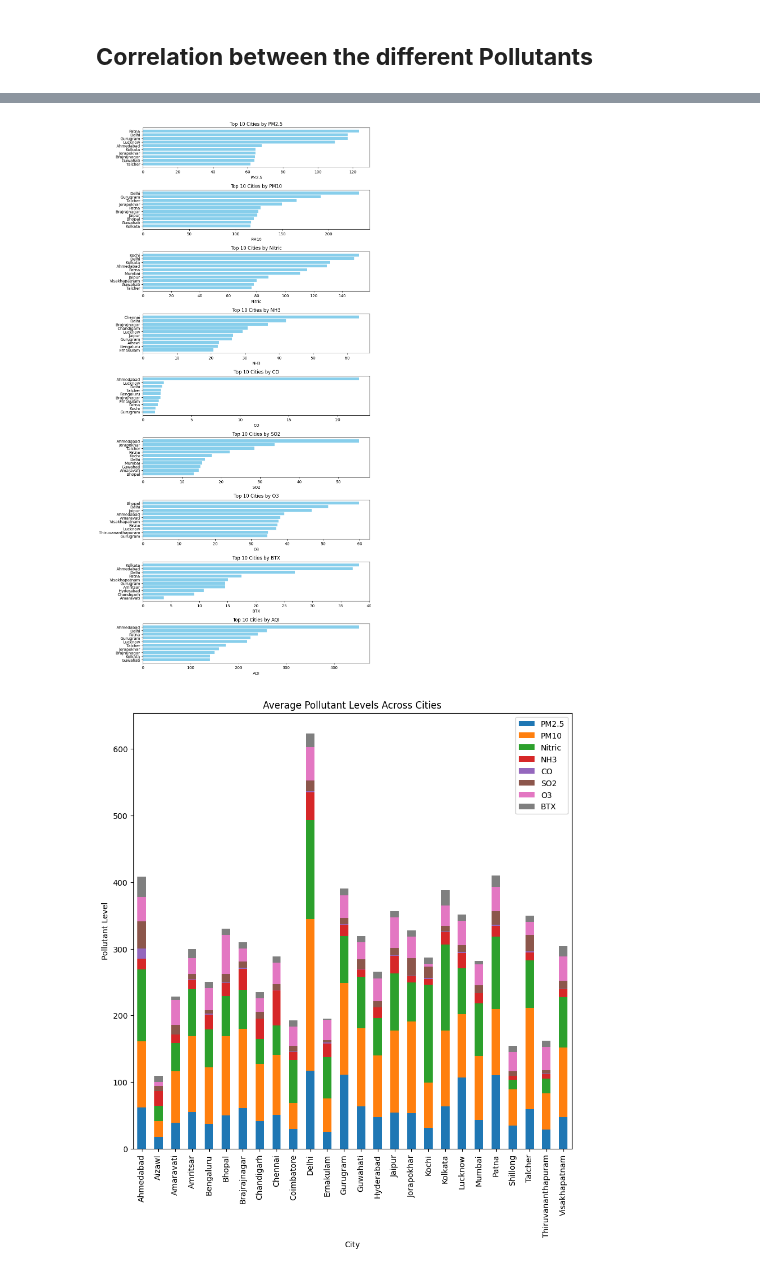
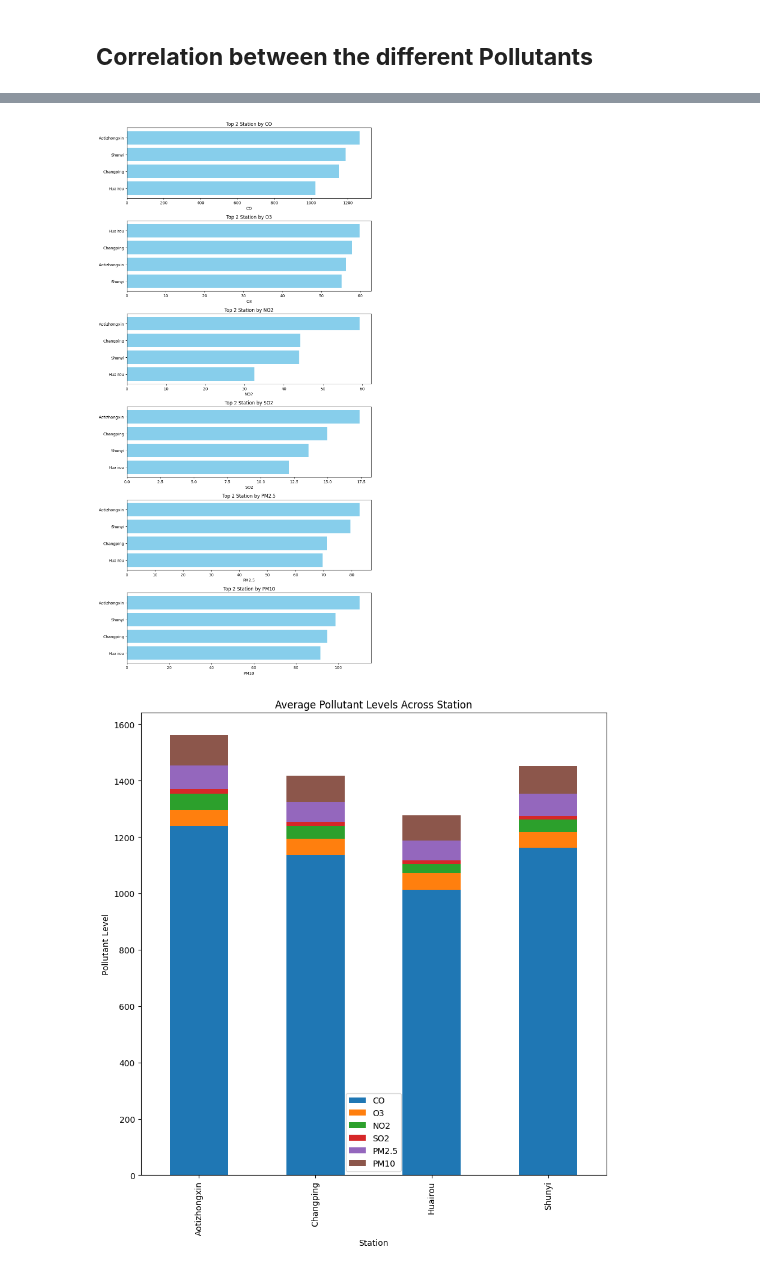
Before and after one commit to st2-0-3-1-0-2-8-4/CMP7005_S2_PRAC1, a Jupyter notebook: CMP7005_S2_PRAC1.ipynb, the cells around one changed output, grey strips where cells are left out. Cells and saved outputs as stored; diff of their text form; code cells hidden in the pictures.

```diff
--- a/CMP7005_S2_PRAC1.ipynb
+++ b/CMP7005_S2_PRAC1.ipynb
@@ -158,7 +157,7 @@ df['PM']=df['PM10']+df['PM2.5']
 # %% [markdown]
 ## **Creating New DataFrame for Air Quality Index**
 # %%
-selected_columns = ['CO', 'O3', 'NO2', 'SO2', 'PM2.5', 'PM10', 'PM', 'wd', 'DEWP', 'PRES', 'TEMP', 'RAIN', 'WSPM', 'year', 'day', 'month', 'hour', 'Date', 'station']
+selected_columns = ['CO', 'O3', 'NO2', 'SO2', 'PM2.5', 'PM10', 'wd', 'DEWP', 'PRES', 'TEMP', 'RAIN', 'WSPM', 'year', 'day', 'month', 'hour', 'Date', 'station']
 
 # Create a new DataFrame with only the selected columns
 df1 = df[selected_columns]
@@ -250,7 +249,6 @@ df1['NO2']=df1['NO2'].fillna((df1['NO2'].median()))
 df1['SO2']=df1['SO2'].fillna((df1['SO2'].median()))
 df1['PM2.5']=df1['PM2.5'].fillna((df1['PM2.5'].median()))
 df1['PM10']=df1['PM10'].fillna((df1['PM10'].median()))
-df1['PM']=df1['PM'].fillna((df1['PM'].median()))
 df1['TEMP']=df1['TEMP'].fillna((df1['TEMP'].median()))
 df1['PRES']=df1['PRES'].fillna((df1['PRES'].median()))
 df1['DEWP']=df1['DEWP'].fillna((df1['DEWP'].median()))
@@ -420,7 +401,7 @@ df1.reset_index(inplace=True)  # Moves 'Date' from index to a column
 df1['Date'] = pd.to_datetime(df1['Date'], errors='coerce')
 
 # Convert pollutant columns to numeric, coercing errors to NaN
-pollutant_columns = ['PM2.5', 'PM10', 'Nitric', 'NH3', 'CO', 'SO2', 'O3', 'BTX', 'AQI']
+pollutant_columns = ['CO', 'O3', 'NO2', 'SO2', 'PM2.5', 'PM10']
 for col in pollutant_columns:
     df1[col] = pd.to_numeric(df1[col], errors='coerce')
 
@@ -564,13 +549,13 @@ import pandas as pd
 import plotly.graph_objects as go
 from plotly.subplots import make_subplots
 
-df1.reset_index(inplace=True)  # Moves 'Date' from index to a column
+# df1.reset_index(inplace=True)  # Moves 'Date' from index to a column
 
 # Ensure 'Date' column is in datetime type
 df1['Date'] = pd.to_datetime(df1['Date'], errors='coerce')
 
 # Convert pollutant columns to numeric, coercing errors to NaN
-pollutant_columns = ['PM2.5', 'PM10', 'Nitric', 'NH3', 'CO', 'SO2', 'O3', 'BTX', 'AQI']
+pollutant_columns = ['CO', 'O3', 'NO2', 'SO2', 'PM2.5', 'PM10']
 for col in pollutant_columns:
     df1[col] = pd.to_numeric(df1[col], errors='coerce')
 
@@ -789,45 +819,44 @@ import pandas as pd
 import matplotlib.pyplot as plt
 
 # Assuming df is your DataFrame with pollutant data
-pollutant_columns = ['PM2.5','PM10','Nitric', 'NH3','CO', 'SO2','O3', 'BTX','AQI']
+pollutant_columns = ['CO', 'O3', 'NO2', 'SO2', 'PM2.5', 'PM10']
+# Step 1: Group by station and calculate mean pollutant concentrations
+mean_pollutant_by_station = df.groupby('station')[pollutant_columns].mean()
 
-# Step 1: Group by city and calculate mean pollutant concentrations
-mean_pollutant_by_city = df.groupby('City')[pollutant_columns].mean()
-
-# Step 2: Find the top 10 cities for each pollutant
-top_cities = {}
+# Step 2: Find the top 2 stations for each pollutant
+top_stations = {}
 for pollutant in pollutant_columns:
-    top_cities[pollutant] = mean_pollutant_by_city[pollutant].sort_values(ascending=False).head(10)
+    top_stations[pollutant] = mean_pollutant_by_station[pollutant].sort_values(ascending=False).head(10)
 
 # Step 3: Plotting
 fig, axes = plt.subplots(len(pollutant_columns), 1, figsize=(10, 20))
 
 for i, pollutant in enumerate(pollutant_columns):
-    axes[i].barh(top_cities[pollutant].index, top_cities[pollutant].values, color='skyblue')
-    axes[i].set_title(f'Top 10 Cities by {pollutant}')
+    axes[i].barh(top_stations[pollutant].index, top_stations[pollutant].values, color='skyblue')
+    axes[i].set_title(f'Top 2 Station by {pollutant}')
     axes[i].set_xlabel(f'{pollutant}')
     axes[i].invert_yaxis()  # Highest values on top
 
 plt.tight_layout()
 plt.show()
 # %% [output]
-[figure, old version]
+[figure, new version]
 # %%
 # Define the pollutant columns
-pollutants = ['PM2.5', 'PM10', 'Nitric', 'NH3', 'CO', 'SO2', 'O3', 'BTX']
+pollutants = ['CO', 'O3', 'NO2', 'SO2', 'PM2.5', 'PM10']
 
-# Calculate the average levels of pollutants for each city
-city_pollution = df1.groupby('City')[pollutants].mean()
+# Calculate the average levels of pollutants for each station
+station_pollution = df1.groupby('station')[pollutants].mean()
 
 import matplotlib.pyplot as plt
 
-# Plotting the average pollutants for each city
-city_pollution.plot(kind="bar",
+# Plotting the average pollutants for each station
+station_pollution.plot(kind="bar",
                  figsize=(10,10),
                  stacked=True)
-plt.title('Average Pollutant Levels Across Cities')
-plt.xlabel('City')
+plt.title('Average Pollutant Levels Across Station')
+plt.xlabel('Station')
 plt.ylabel('Pollutant Level')
 plt.show()
 # %% [output]
-[figure, old version]
+[figure, new version]
```
Also changed, not shown: parts of 53 cells of this notebook.
